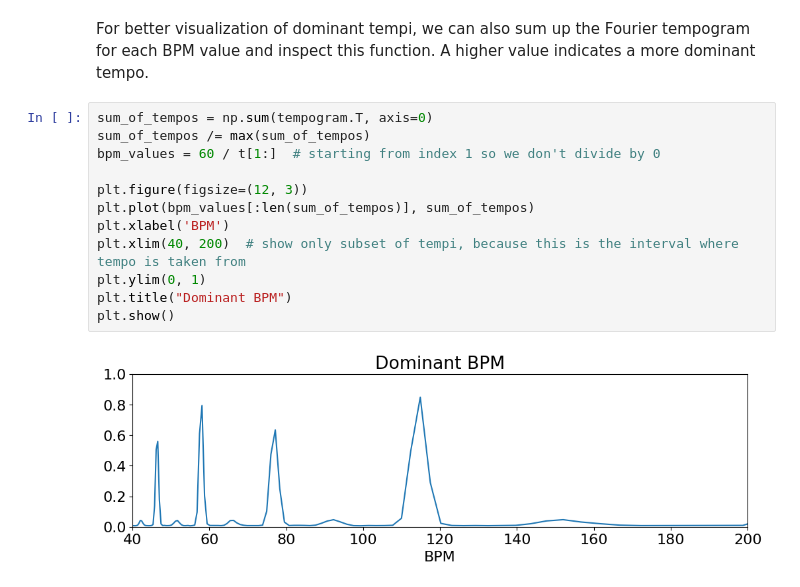
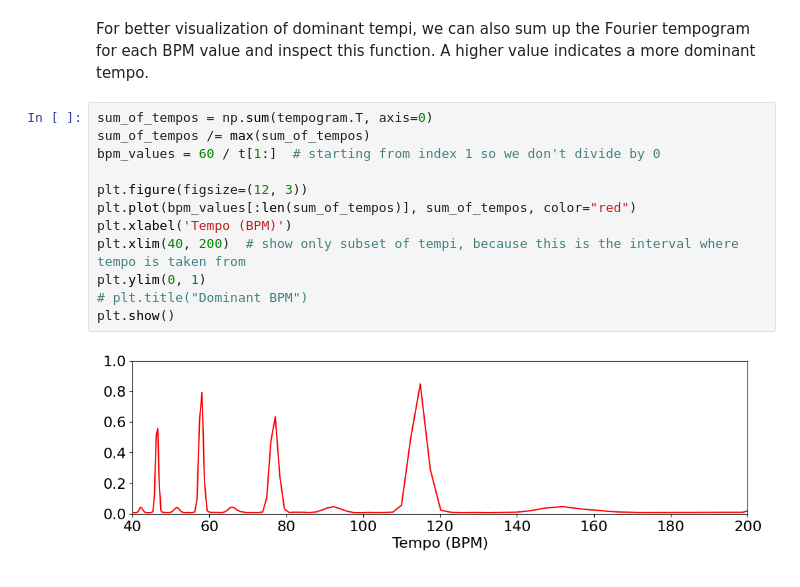
Before and after one commit to lucievomelova/RhythmRecognition, a Jupyter notebook: examples/tempo/autocorrelation-spectral.ipynb, the cells around one changed output. Drawn from its saved outputs; the diff is of its cells as text.

```diff
--- a/examples/tempo/autocorrelation-spectral.ipynb
+++ b/examples/tempo/autocorrelation-spectral.ipynb
@@ -62,14 +64,14 @@ For better visualization of dominant tempi, we can also sum up the Fourier tempo
 # %%
 sum_of_tempos = np.sum(tempogram.T, axis=0)
 sum_of_tempos /= max(sum_of_tempos)
 bpm_values = 60 / t[1:]  # starting from index 1 so we don't divide by 0
 
 plt.figure(figsize=(12, 3))
-plt.plot(bpm_values[:len(sum_of_tempos)], sum_of_tempos)
-plt.xlabel('BPM')
+plt.plot(bpm_values[:len(sum_of_tempos)], sum_of_tempos, color="red")
+plt.xlabel('Tempo (BPM)')
 plt.xlim(40, 200)  # show only subset of tempi, because this is the interval where tempo is taken from
 plt.ylim(0, 1)
-plt.title("Dominant BPM")
+# plt.title("Dominant BPM")
 plt.show()
 # %% [output]
-[figure, old version]
+[figure, new version]
```
Also changed, not shown: parts of 1 cell of this notebook, 10 other files.
